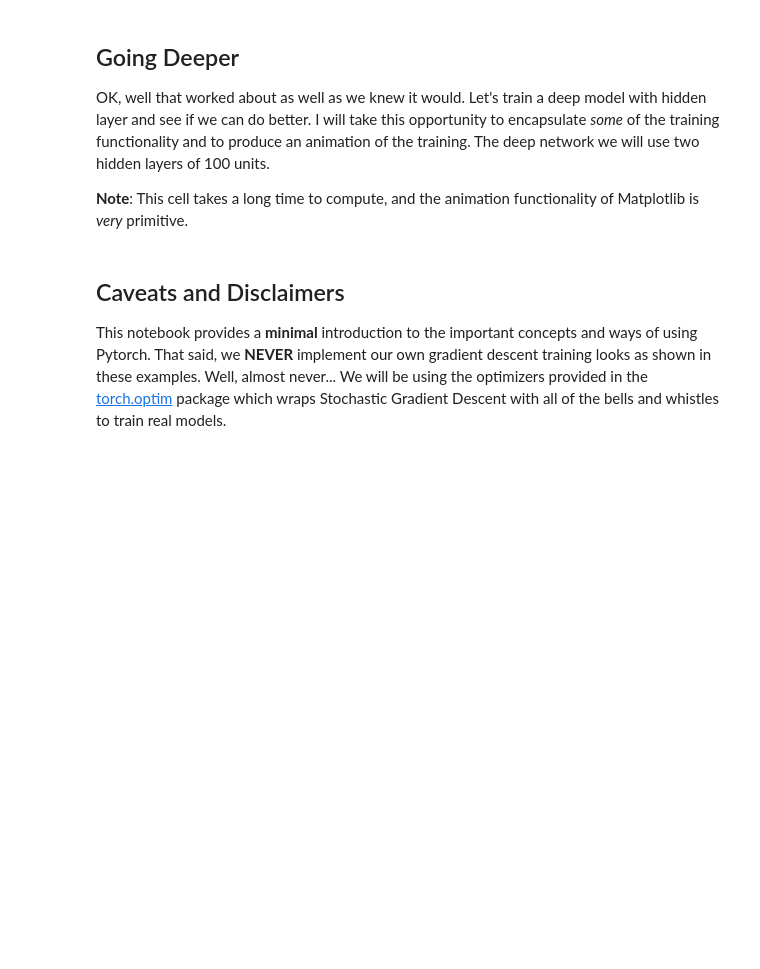
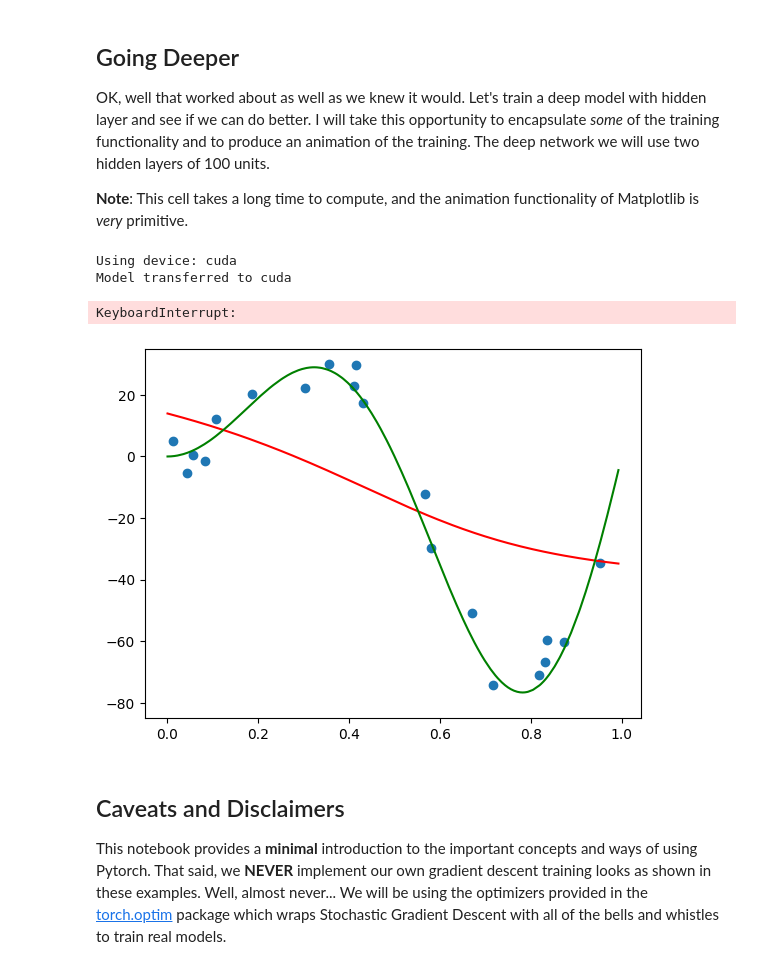
Before and after one commit to Pampaj7/FMLab, a Jupyter notebook: Pytorch_Regression.ipynb, the cells around one changed output. Drawn from its saved outputs; the diff is of its cells as text; code cells hidden in the pictures; blank space fills up the shorter version.

```diff
--- a/Pytorch_Regression.ipynb
+++ b/Pytorch_Regression.ipynb
@@ -36,2 +62,25 @@ print(torch.randn((3, 3)))
 # %% [markdown]
 In this notebook and accompanying video I will barely scratch the surface of what Pytorch is and what it can do. Please see the excellent [Introduction to Pytorch](https://pytorch.org/tutorials/beginner/introyt.html) series on YouTube for more details.
+# %%
+x = torch.randint(1, 100, (100, 100))
+
+# Checking the device name:
+# Should return 'cpu' by default
+print(x.device)
+
+# Applying tensor operation
+res_cpu = x ** 2
+
+# Transferring tensor to GPU
+x = x.to(torch.device('cuda'))
+
+# Checking the device name:
+# Should return 'cuda:0'
+print(x.device)
+
+# Applying same tensor operation
+res_gpu = x ** 2
+
+# Checking the equality
+# of the two results
+assert torch.equal(res_cpu, res_gpu.cpu())
@@ -224,7 +296,19 @@ OK, well that worked about as well as we knew it would. Let's train a deep model
 # %%
 from matplotlib import animation
 import matplotlib
+import torchvision.models as models
+
 matplotlib.rcParams['animation.embed_limit'] = 2**128
+
+# Making the code device-agnostic
+device = 'cuda' if torch.cuda.is_available() else 'cpu'
+print(f'Using device: {device}')
+
+# Transferring the model to a CUDA enabled GPU
+model = model.to(device)
+print(f'Model transferred to {device}')
+
+
 
 # Define a fresh model.
 model = torch.nn.Sequential(
@@ -234,6 +318,8 @@ model = torch.nn.Sequential(
     torch.nn.Tanh(),
     torch.nn.Linear(100, 1)
 )
+
+
 
 # Setup the basic plot.
 (fig, ax) = plt.subplots()
@@ -247,33 +333,38 @@ ax.set_ylim([-85, 35])
 losses = []
 def update():
     # Erase previous gradients.
     model.zero_grad()
 
     # Forward pass (plus loss).
     output = model(t_observed_xs)
     loss = torch.nn.functional.mse_loss(output, t_observed_fxs)
 
     # Backpropagate gradients.
     loss.backward()
 
     # And perform gradient descent.
     with torch.no_grad():
         for param in model.parameters():
             param -= learning_rate * param.grad
     return model(torch.tensor(true_xs.reshape(len(true_xs), 1), dtype=torch.float32)).detach().numpy()
 
 def iterate(i, learning_rate, model):
     regressor.set_data(true_xs, update())
     return [regressor]
 
 # Training hyperparameters.
 epochs = 5000
 learning_rate = 1e-3
 
 # And animate!
 foo = animation.FuncAnimation(fig, lambda i: iterate(i, learning_rate, model), frames=epochs, interval=10, blit=True)
 from IPython.display import HTML
 HTML(foo.to_jshtml())
+# %% [output]
+Using device: cuda
+Model transferred to cuda
+KeyboardInterrupt:
+[figure, added]
 # %% [markdown]
 ## Caveats and Disclaimers
 
```
Also changed, not shown: parts of 11 cells of this notebook, 2 other files.
